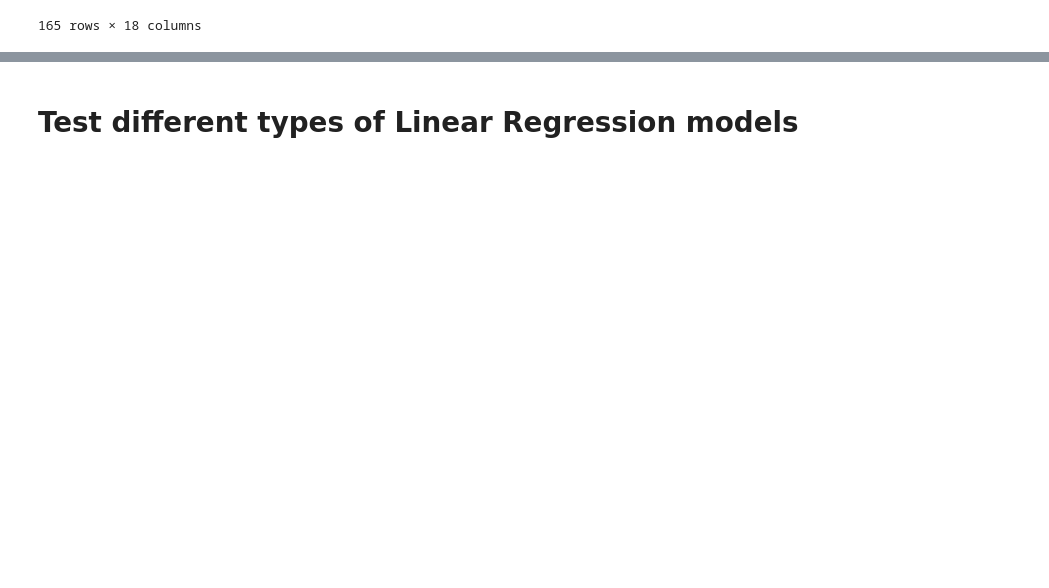
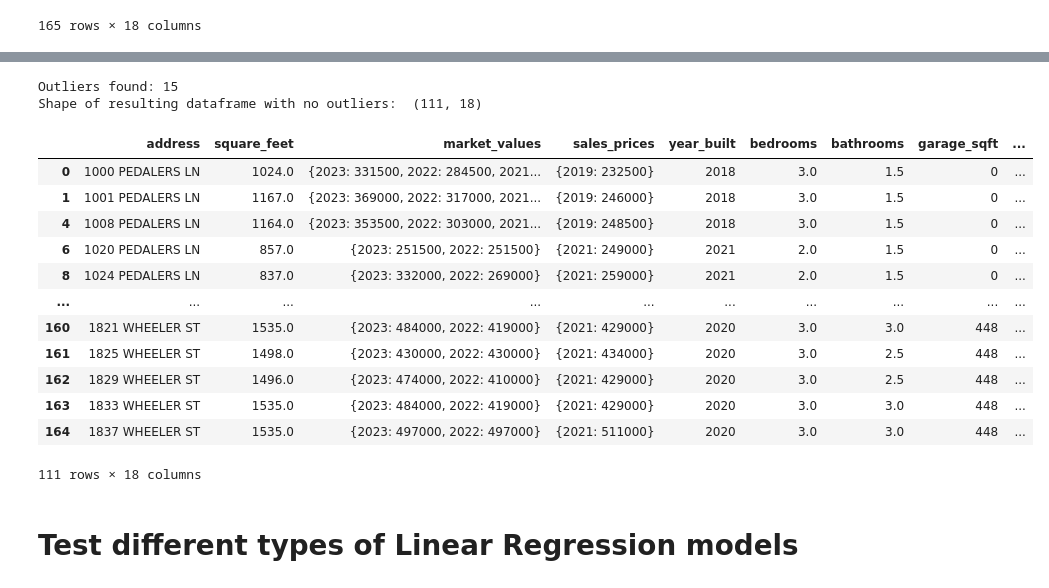
Before and after one commit to jason-christopher/Wheeler_Home_Values, a Jupyter notebook: analysis.ipynb, the cells around one changed output, grey strips where cells are left out. Cells and saved outputs as stored; diff of their text form; code cells hidden in the pictures; blank space fills up the shorter version.

```diff
--- a/analysis.ipynb
+++ b/analysis.ipynb
@@ -147,3 +92,43 @@ Filtered DataFrame shape: (129, 18)
+# %%
+# Create new dataframe
+data = filtered_df.copy()
+
+# Specify the column to remove outliers from
+column = 'square_feet'
+
+# Calculate Z-scores for the specified column
+mean = data[column].mean()
+std = data[column].std()
+z_scores = (data[column] - mean) / std
+
+# Define a threshold for outliers (e.g., 2 standard deviations)
+threshold = 1.5
+
+outliers = np.abs(z_scores) > threshold
+
+print("Outliers found:", outliers.sum())
+
+# Remove outliers
+df_no_outliers = data[~outliers]
+
+print("Shape of resulting dataframe with no outliers: ", df_no_outliers.shape)
+df_no_outliers
+# %% [output]
+Outliers found: 15
+Shape of resulting dataframe with no outliers:  (111, 18)
+|  | address | square_feet | market_values | sales_prices | year_built | bedrooms | bathrooms | garage_sqft | ... |
+| 0 | 1000 PEDALERS LN | 1024.0 | {2023: 331500, 2022: 284500, 2021... | {2019: 232500} | 2018 | 3.0 | 1.5 | 0 | ... |
+| 1 | 1001 PEDALERS LN | 1167.0 | {2023: 369000, 2022: 317000, 2021... | {2019: 246000} | 2018 | 3.0 | 1.5 | 0 | ... |
+| 4 | 1008 PEDALERS LN | 1164.0 | {2023: 353500, 2022: 303000, 2021... | {2019: 248500} | 2018 | 3.0 | 1.5 | 0 | ... |
+| 6 | 1020 PEDALERS LN | 857.0 | {2023: 251500, 2022: 251500} | {2021: 249000} | 2021 | 2.0 | 1.5 | 0 | ... |
+| 8 | 1024 PEDALERS LN | 837.0 | {2023: 332000, 2022: 269000} | {2021: 259000} | 2021 | 2.0 | 1.5 | 0 | ... |
+| ... | ... | ... | ... | ... | ... | ... | ... | ... | ... |
+| 160 | 1821 WHEELER ST | 1535.0 | {2023: 484000, 2022: 419000} | {2021: 429000} | 2020 | 3.0 | 3.0 | 448 | ... |
+| 161 | 1825 WHEELER ST | 1498.0 | {2023: 430000, 2022: 430000} | {2021: 434000} | 2020 | 3.0 | 2.5 | 448 | ... |
+| 162 | 1829 WHEELER ST | 1496.0 | {2023: 474000, 2022: 410000} | {2021: 429000} | 2020 | 3.0 | 2.5 | 448 | ... |
+| 163 | 1833 WHEELER ST | 1535.0 | {2023: 484000, 2022: 419000} | {2021: 429000} | 2020 | 3.0 | 3.0 | 448 | ... |
+| 164 | 1837 WHEELER ST | 1535.0 | {2023: 497000, 2022: 497000} | {2021: 511000} | 2020 | 3.0 | 3.0 | 448 | ... |
+111 rows × 18 columns
 # %% [markdown]
 # Test different types of Linear Regression models
 # %%
```
Also changed, not shown: parts of 15 cells of this notebook.
